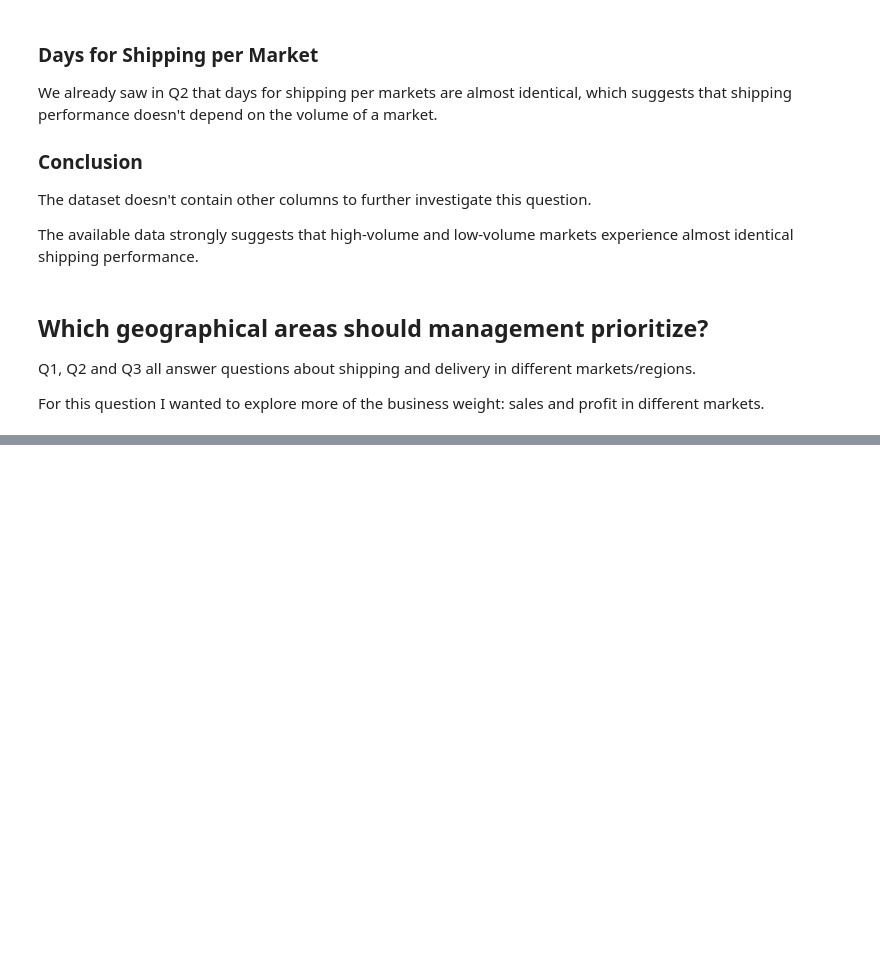
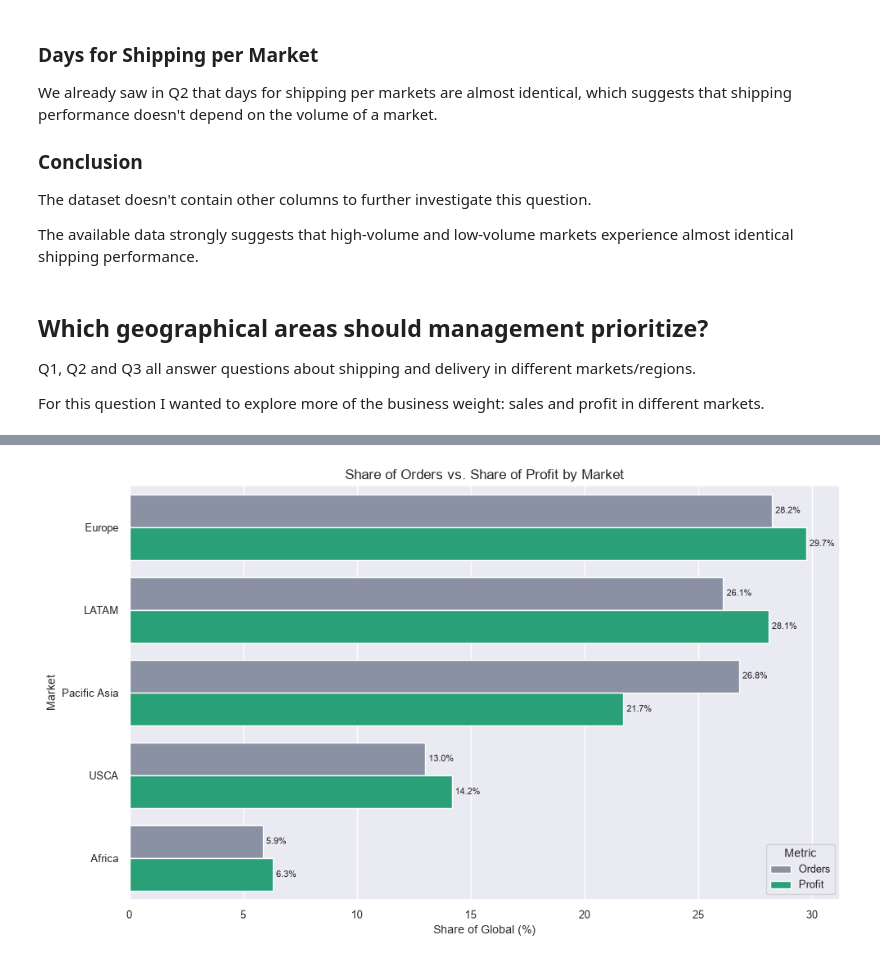
Before and after one commit to DimitarK13/smart-supply-chain, a Jupyter notebook: notebooks/04-geographic-performance-analysis.ipynb, the cells around one changed output, grey strips where cells are left out. Saved outputs shown, nothing was run; the diff lists cells and outputs as text; code cells hidden in the pictures; blank space fills up the shorter version.

```diff
--- a/notebooks/04-geographic-performance-analysis.ipynb
+++ b/notebooks/04-geographic-performance-analysis.ipynb
@@ -204,0 +302,27 @@ Pacific Asia (39585 items) average profit: 20.87$
+# %%
+volume_share_per_market = volume_per_market / df['market'].count() * 100
+profit_share_per_market = details_by_market.groupby('market')['profit'].sum() / global_profit * 100
+
+market_shares = pd.DataFrame({'Orders': volume_share_per_market, 'Profit': profit_share_per_market}).reset_index()
+market_shares = pd.melt(market_shares, id_vars='market', var_name='metric', value_name='share')
+
+market_order = profit_share_per_market.sort_values(ascending=False).index
+
+fig, ax = plt.subplots(figsize=(10, 6))
+
+sns.barplot(data=market_shares, x='share', y='market', hue='metric', order=market_order, palette={'Orders': '#868FA6', 'Profit': "#16B47F"})
+
+plt.title('Share of Orders vs. Share of Profit by Market')
+plt.xlabel('Share of Global (%)')
+plt.ylabel('Market')
+plt.legend(title='Metric')
+
+for container in ax.containers:
+    ax.bar_label(container, fmt='%.1f%%', padding=3, fontsize=8)
+
+plt.tight_layout()
+
+plt.savefig('../visualizations/orders-share-vs-profit-share-by-market.png', bbox_inches='tight')
+plt.show()
+# %% [output]
+[figure, added]
```
Also changed, not shown: parts of 9 cells of this notebook, 1 other file.
